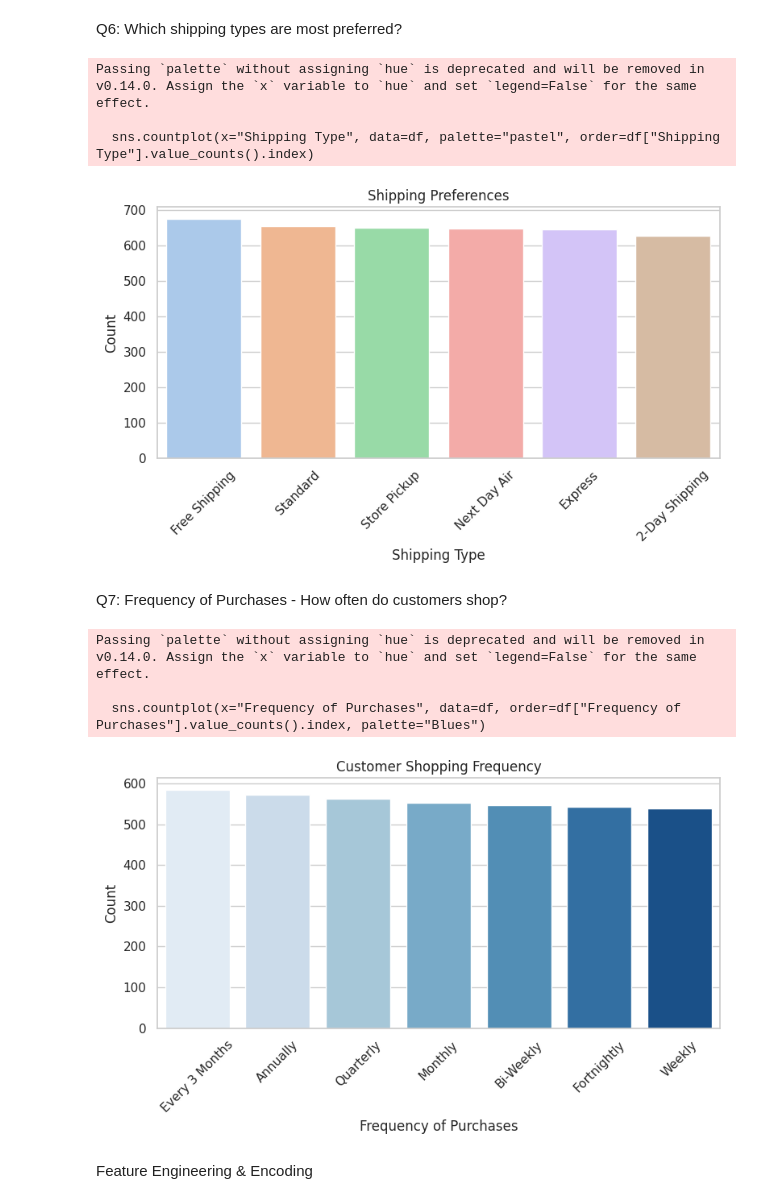
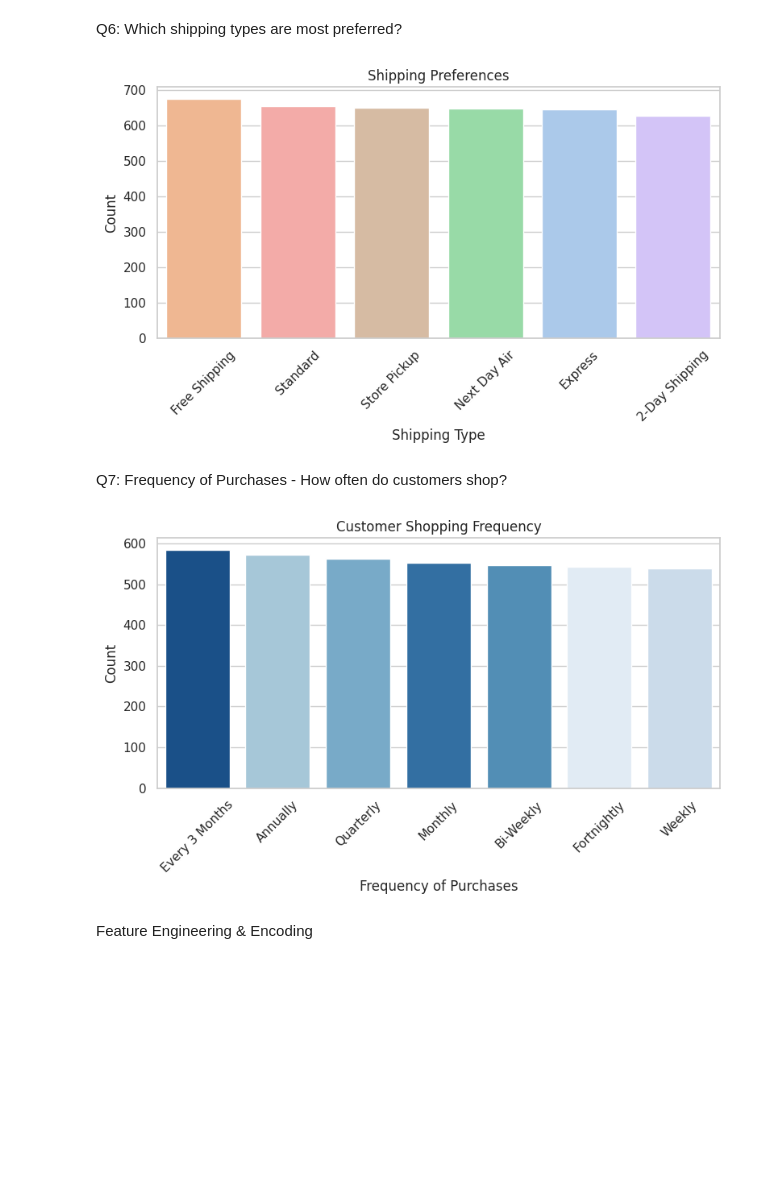
Before and after one commit to BasselKhalid/Thesis, a Jupyter notebook: Thesis.ipynb, the cells around one changed output. Saved outputs shown, nothing was run; the diff lists cells and outputs as text; code cells hidden in the pictures; blank space fills up the shorter version.

```diff
--- a/Thesis.ipynb
+++ b/Thesis.ipynb
@@ -252,32 +250,40 @@ plt.show()
 Q6: Which shipping types are most preferred?
 # %%
 plt.figure(figsize=(8, 5))
-sns.countplot(x="Shipping Type", data=df, palette="pastel", order=df["Shipping Type"].value_counts().index)
+sns.countplot(
+    x="Shipping Type",
+    data=df,
+    hue="Shipping Type",  # specify hue
+    palette="pastel",
+    order=df["Shipping Type"].value_counts().index,
+    legend=False          # no need for a separate legend
+)
 plt.title("Shipping Preferences")
 plt.ylabel("Count")
 plt.xticks(rotation=45)
 plt.tight_layout()
 plt.show()
 # %% [output]
-Passing `palette` without assigning `hue` is deprecated and will be removed in v0.14.0. Assign the `x` variable to `hue` and set `legend=False` for the same effect.
-
-  sns.countplot(x="Shipping Type", data=df, palette="pastel", order=df["Shipping Type"].value_counts().index)
-[figure, old version]
+[figure, new version]
 # %% [markdown]
 Q7: Frequency of Purchases - How often do customers shop?
 # %%
 plt.figure(figsize=(8, 5))
-sns.countplot(x="Frequency of Purchases", data=df, order=df["Frequency of Purchases"].value_counts().index, palette="Blues")
+sns.countplot(
+    x="Frequency of Purchases",
+    data=df,
+    hue="Frequency of Purchases",   # explicitly define hue
+    order=df["Frequency of Purchases"].value_counts().index,
+    palette="Blues",
+    legend=False                    # hide redundant legend
+)
 plt.title("Customer Shopping Frequency")
 plt.ylabel("Count")
 plt.xticks(rotation=45)
 plt.tight_layout()
 plt.show()
 # %% [output]
-Passing `palette` without assigning `hue` is deprecated and will be removed in v0.14.0. Assign the `x` variable to `hue` and set `legend=False` for the same effect.
-
-  sns.countplot(x="Frequency of Purchases", data=df, order=df["Frequency of Purchases"].value_counts().index, palette="Blues")
-[figure, old version]
+[figure, new version]
 # %% [markdown]
 Feature Engineering & Encoding
 # %% [markdown]
```
Also changed, not shown: parts of 4 cells of this notebook.
